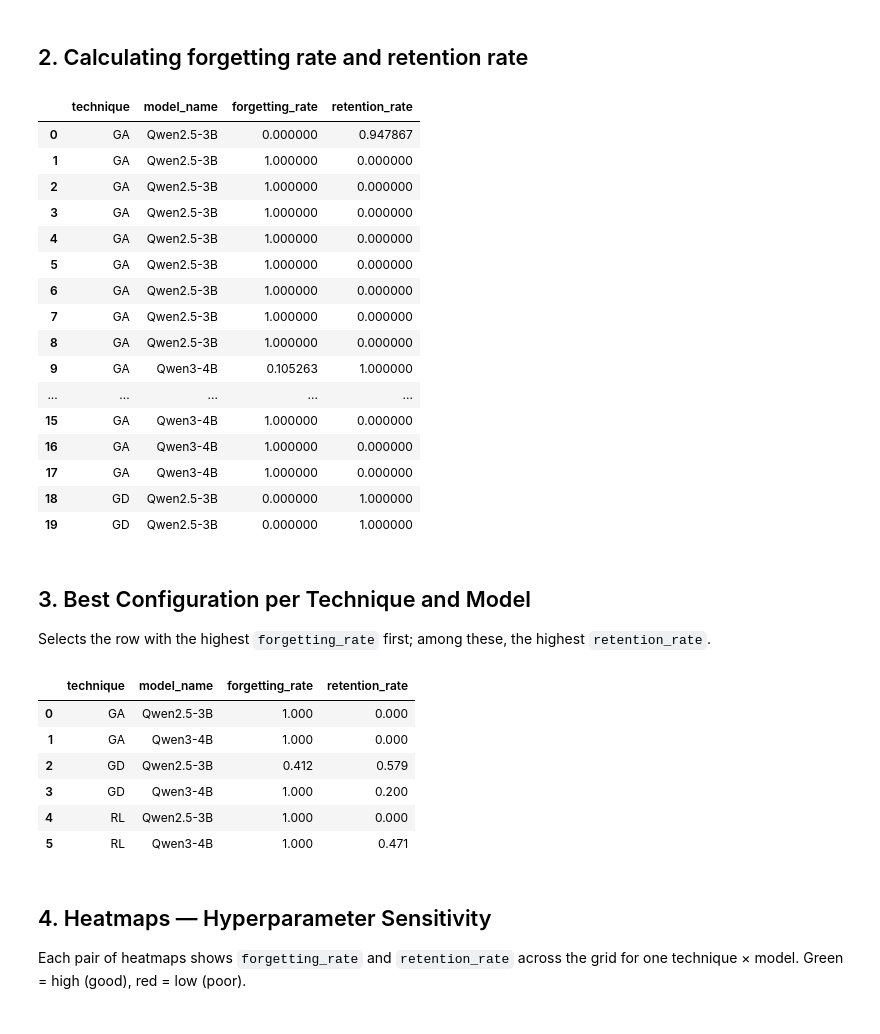
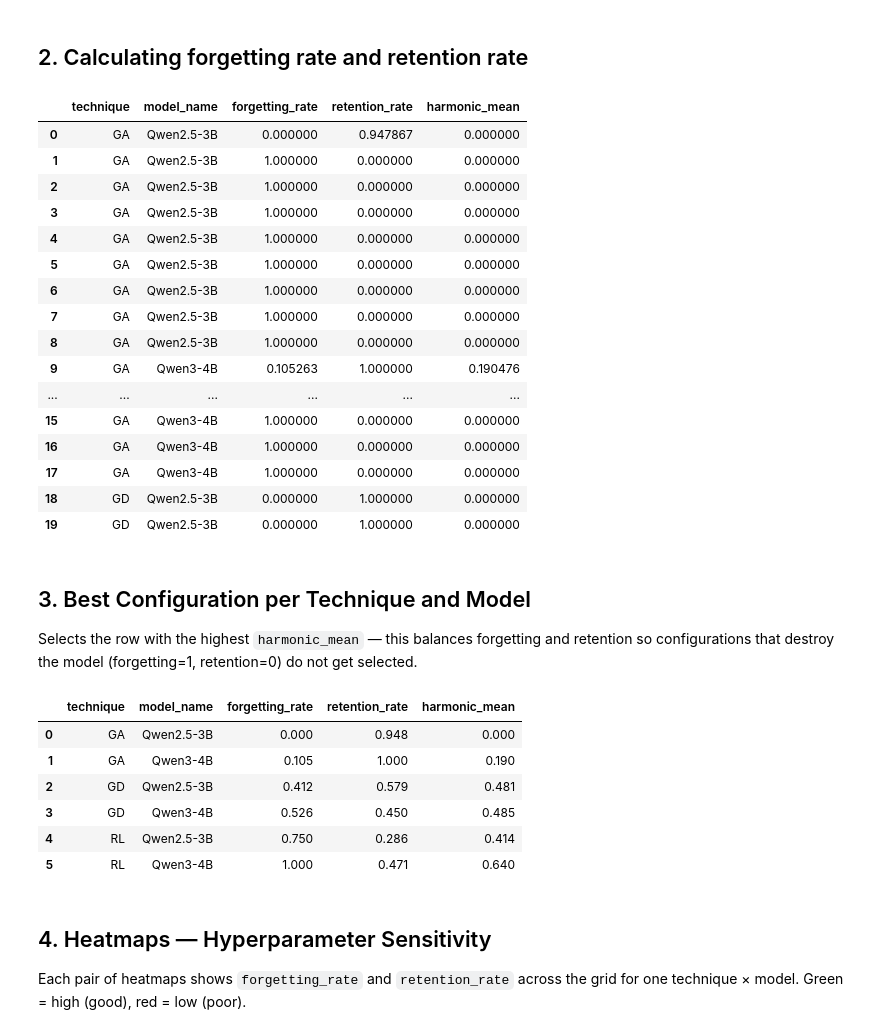
Before and after one commit to Hania111/Machine-Unlearning-for-llms, a Jupyter notebook: evaluation.ipynb, the cells around one changed output. Drawn from its saved outputs; the diff is of its cells as text; code cells hidden in the pictures.

```diff
--- a/evaluation.ipynb
+++ b/evaluation.ipynb
@@ -64,51 +65,56 @@ Loaded 54 rows across 3 techniques and 2 models.
 # %%
 data['forgetting_rate'] = (data['efficacy_before'] - data['efficacy_after']) / data['efficacy_before']
 data['retention_rate']  = data['retain_after'] / data['retain_before']
 
 # Clamp to [0, 1] to handle floating-point noise
 data['forgetting_rate'] = data['forgetting_rate'].clip(0, 1)
 data['retention_rate']  = data['retention_rate'].clip(0, 1)
 
-data[['technique', 'model_name', 'forgetting_rate', 'retention_rate']].head(20)
+# Harmonic mean; defined as 0 when both rates are 0
+denom = data['forgetting_rate'] + data['retention_rate']
+data['harmonic_mean'] = np.where(
+    denom > 0,
+    2 * data['forgetting_rate'] * data['retention_rate'] / denom,
+    0.0
+)
+
+data[['technique', 'model_name', 'forgetting_rate', 'retention_rate', 'harmonic_mean']].head(20)
 # %% [output]
-|  | technique | model_name | forgetting_rate | retention_rate |
-| 0 | GA | Qwen2.5-3B | 0.000000 | 0.947867 |
-| 1 | GA | Qwen2.5-3B | 1.000000 | 0.000000 |
-| 2 | GA | Qwen2.5-3B | 1.000000 | 0.000000 |
-| 3 | GA | Qwen2.5-3B | 1.000000 | 0.000000 |
-| 4 | GA | Qwen2.5-3B | 1.000000 | 0.000000 |
-| 5 | GA | Qwen2.5-3B | 1.000000 | 0.000000 |
-| 6 | GA | Qwen2.5-3B | 1.000000 | 0.000000 |
-| 7 | GA | Qwen2.5-3B | 1.000000 | 0.000000 |
-| 8 | GA | Qwen2.5-3B | 1.000000 | 0.000000 |
-| 9 | GA | Qwen3-4B | 0.105263 | 1.000000 |
-| ... | ... | ... | ... | ... |
-| 15 | GA | Qwen3-4B | 1.000000 | 0.000000 |
-| 16 | GA | Qwen3-4B | 1.000000 | 0.000000 |
-| 17 | GA | Qwen3-4B | 1.000000 | 0.000000 |
-| 18 | GD | Qwen2.5-3B | 0.000000 | 1.000000 |
-| 19 | GD | Qwen2.5-3B | 0.000000 | 1.000000 |
+|  | technique | model_name | forgetting_rate | retention_rate | harmonic_mean |
+| 0 | GA | Qwen2.5-3B | 0.000000 | 0.947867 | 0.000000 |
+| 1 | GA | Qwen2.5-3B | 1.000000 | 0.000000 | 0.000000 |
+| 2 | GA | Qwen2.5-3B | 1.000000 | 0.000000 | 0.000000 |
+| 3 | GA | Qwen2.5-3B | 1.000000 | 0.000000 | 0.000000 |
+| 4 | GA | Qwen2.5-3B | 1.000000 | 0.000000 | 0.000000 |
+| 5 | GA | Qwen2.5-3B | 1.000000 | 0.000000 | 0.000000 |
+| 6 | GA | Qwen2.5-3B | 1.000000 | 0.000000 | 0.000000 |
+| 7 | GA | Qwen2.5-3B | 1.000000 | 0.000000 | 0.000000 |
+| 8 | GA | Qwen2.5-3B | 1.000000 | 0.000000 | 0.000000 |
+| 9 | GA | Qwen3-4B | 0.105263 | 1.000000 | 0.190476 |
+| ... | ... | ... | ... | ... | ... |
+| 15 | GA | Qwen3-4B | 1.000000 | 0.000000 | 0.000000 |
+| 16 | GA | Qwen3-4B | 1.000000 | 0.000000 | 0.000000 |
+| 17 | GA | Qwen3-4B | 1.000000 | 0.000000 | 0.000000 |
+| 18 | GD | Qwen2.5-3B | 0.000000 | 1.000000 | 0.000000 |
+| 19 | GD | Qwen2.5-3B | 0.000000 | 1.000000 | 0.000000 |
 # %% [markdown]
 ## 3. Best Configuration per Technique and Model
 
-Selects the row with the highest `forgetting_rate` first; among these, the highest `retention_rate`.
+Selects the row with the highest `harmonic_mean` — this balances forgetting and retention so configurations that destroy the model (forgetting=1, retention=0) do not get selected.
 # %%
-best = (
-    data.sort_values(['forgetting_rate', 'retention_rate'], ascending=[False, False])
-        .groupby(['technique', 'model_name'])
-        .first()
-        .reset_index()
-)
+best = data.loc[
+    data.groupby(['technique', 'model_name'])['harmonic_mean'].idxmax()
+].reset_index(drop=True)
 
-best[['technique', 'model_name', 'forgetting_rate', 'retention_rate']].round(3)
+best[['technique', 'model_name', 'forgetting_rate', 'retention_rate', 'harmonic_mean']].round(3)
 # %% [output]
-|  | technique | model_name | forgetting_rate | retention_rate |
-| 0 | GA | Qwen2.5-3B | 1.000 | 0.000 |
-| 1 | GA | Qwen3-4B | 1.000 | 0.000 |
-| 2 | GD | Qwen2.5-3B | 0.412 | 0.579 |
-| 3 | GD | Qwen3-4B | 1.000 | 0.200 |
-| 4 | RL | Qwen2.5-3B | 1.000 | 0.000 |
-| 5 | RL | Qwen3-4B | 1.000 | 0.471 |
+|  | technique | model_name | forgetting_rate | retention_rate | harmonic_mean |
+| 0 | GA | Qwen2.5-3B | 0.000 | 0.948 | 0.000 |
+| 1 | GA | Qwen3-4B | 0.105 | 1.000 | 0.190 |
+| 2 | GD | Qwen2.5-3B | 0.412 | 0.579 | 0.481 |
+| 3 | GD | Qwen3-4B | 0.526 | 0.450 | 0.485 |
+| 4 | RL | Qwen2.5-3B | 0.750 | 0.286 | 0.414 |
+| 5 | RL | Qwen3-4B | 1.000 | 0.471 | 0.640 |
 # %% [markdown]
 ## 4. Heatmaps — Hyperparameter Sensitivity
 
```
Also changed, not shown: parts of 6 cells of this notebook, 2 other files.
